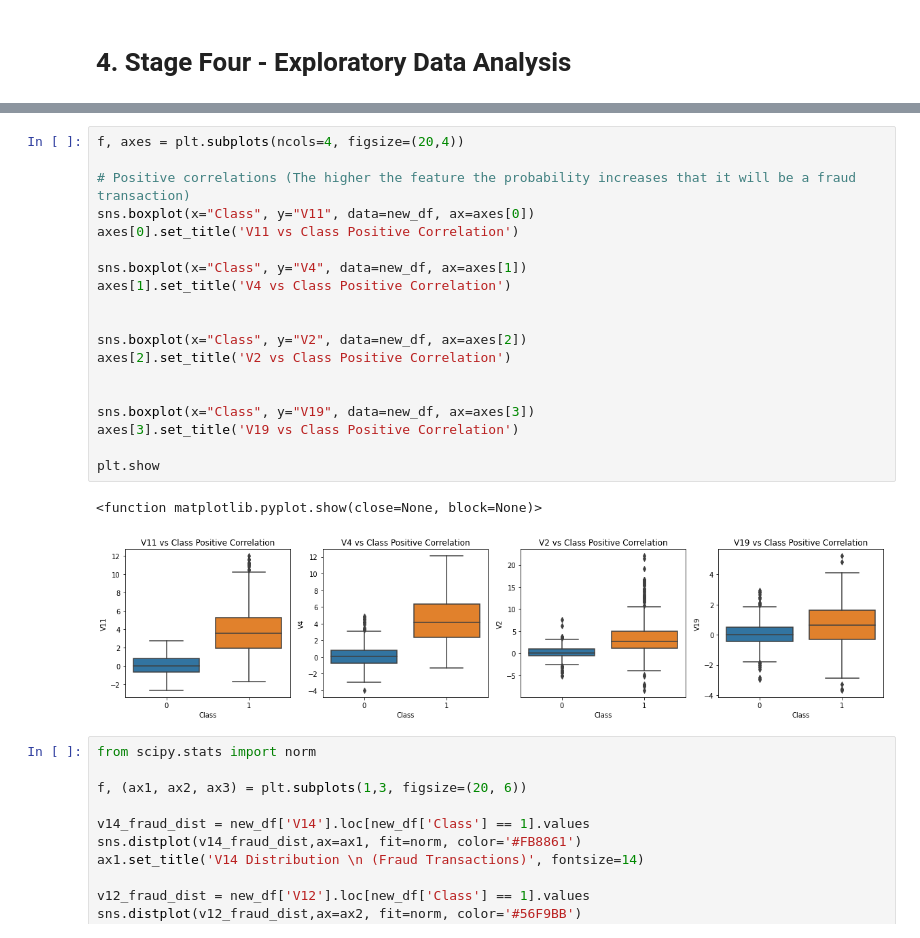
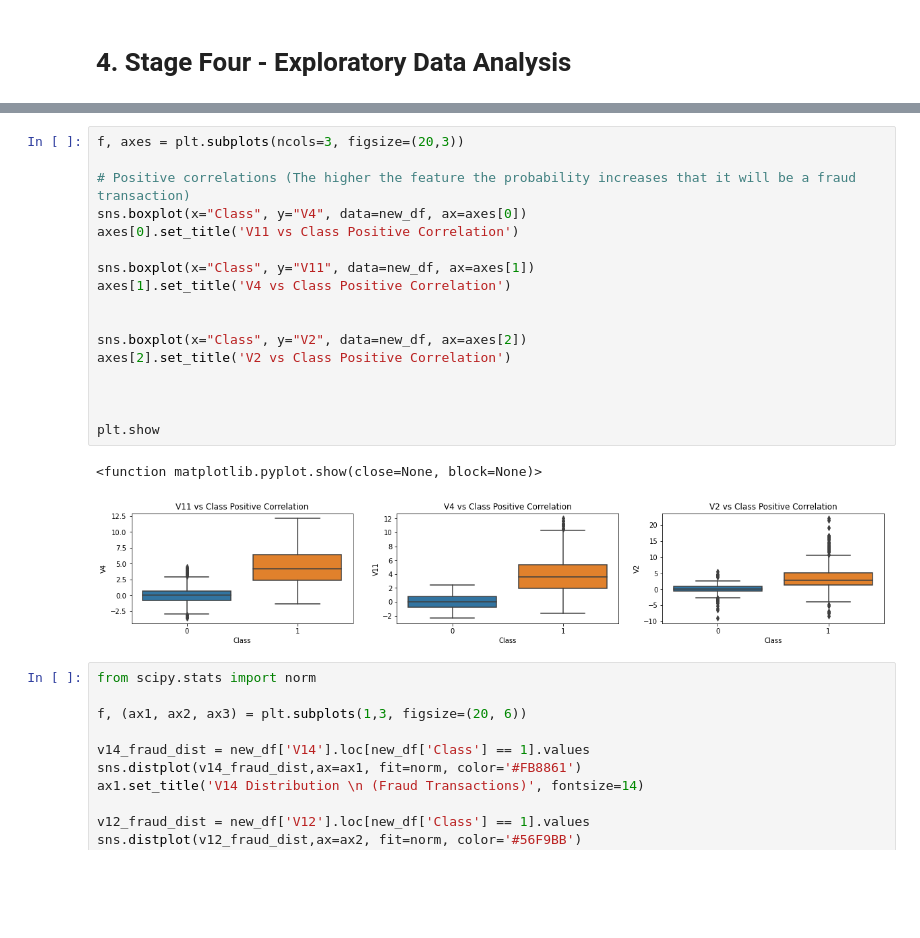
Before and after one commit to lukeeees/Credit-Fraud, a Jupyter notebook: Credit Fraud.ipynb, the cells around one changed output, grey strips where cells are left out. Drawn from its saved outputs; the diff is of its cells as text; blank space fills up the shorter version.

```diff
--- a/Credit Fraud.ipynb
+++ b/Credit Fraud.ipynb
@@ -546,25 +546,23 @@ plt.show()
 # %%
-f, axes = plt.subplots(ncols=4, figsize=(20,4))
+f, axes = plt.subplots(ncols=3, figsize=(20,3))
 
 # Positive correlations (The higher the feature the probability increases that it will be a fraud transaction)
-sns.boxplot(x="Class", y="V11", data=new_df, ax=axes[0])
+sns.boxplot(x="Class", y="V4", data=new_df, ax=axes[0])
 axes[0].set_title('V11 vs Class Positive Correlation')
 
-sns.boxplot(x="Class", y="V4", data=new_df, ax=axes[1])
+sns.boxplot(x="Class", y="V11", data=new_df, ax=axes[1])
 axes[1].set_title('V4 vs Class Positive Correlation')
 
 
 sns.boxplot(x="Class", y="V2", data=new_df, ax=axes[2])
 axes[2].set_title('V2 vs Class Positive Correlation')
 
 
-sns.boxplot(x="Class", y="V19", data=new_df, ax=axes[3])
-axes[3].set_title('V19 vs Class Positive Correlation')
 
 plt.show
 # %% [output]
 <function matplotlib.pyplot.show(close=None, block=None)>
-[figure, old version]
+[figure, new version]
 # %%
 from scipy.stats import norm
 
```
Also changed, not shown: parts of 18 cells of this notebook.
